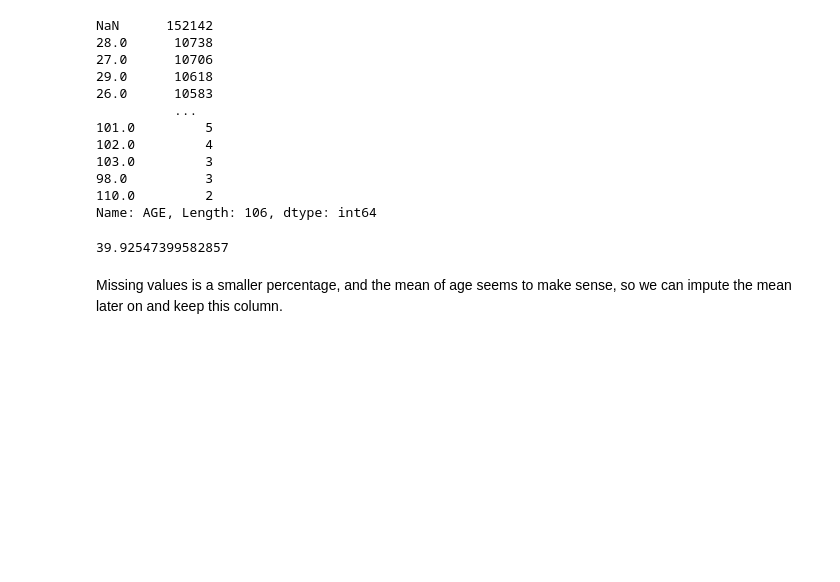
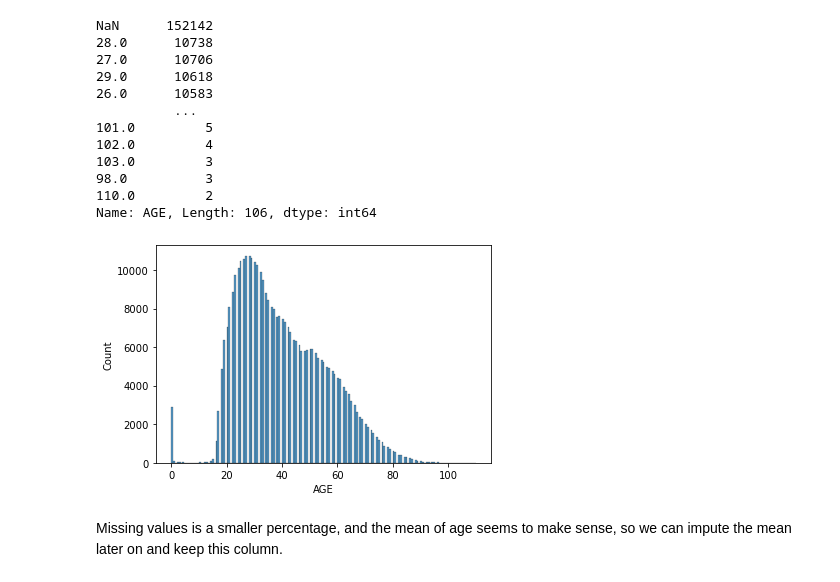
Before and after one commit to dangrosen/Chicago-Car-Accidents, a Jupyter notebook: notebook-John.ipynb, the cells around one changed output. Saved outputs shown, nothing was run; the diff lists cells and outputs as text; code cells hidden in the pictures; blank space fills up the shorter version.

Commit message:
FE IN_STATE, TIME, added graphs

```diff
--- a/notebook-John.ipynb
+++ b/notebook-John.ipynb
@@ -237,10 +240,10 @@ NaN      152142
 98.0          3
 110.0         2
 Name: AGE, Length: 106, dtype: int64
-# %%
-df["AGE"].mean()
-# %% [output]
-39.92547399582857
+# %%
+sns.histplot(df["AGE"]);
+# %% [output]
+[figure, added]
 # %% [markdown]
 Missing values is a smaller percentage, and the mean of age seems to make sense, so we can impute the mean later on and keep this column.
 # %%
```
Also changed, not shown: parts of 115 cells of this notebook, 1 other file.
